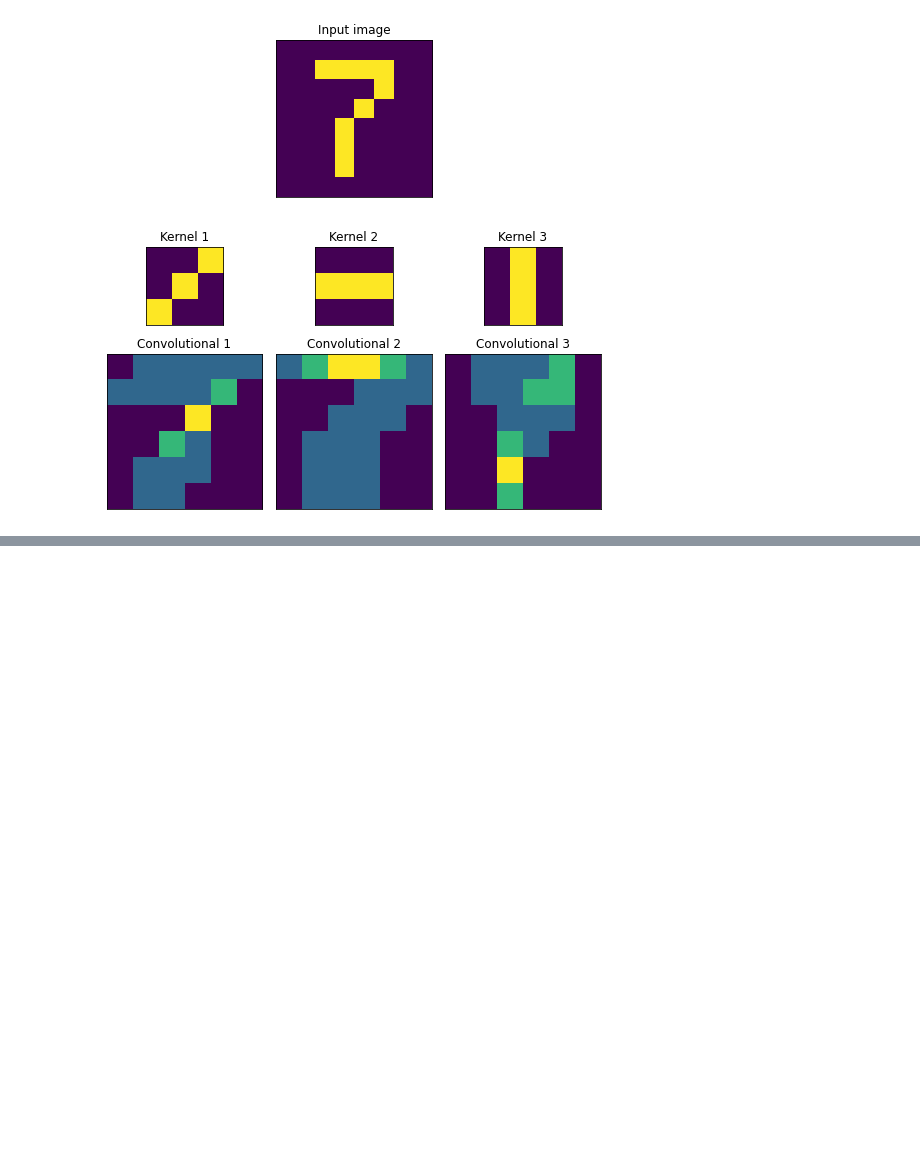
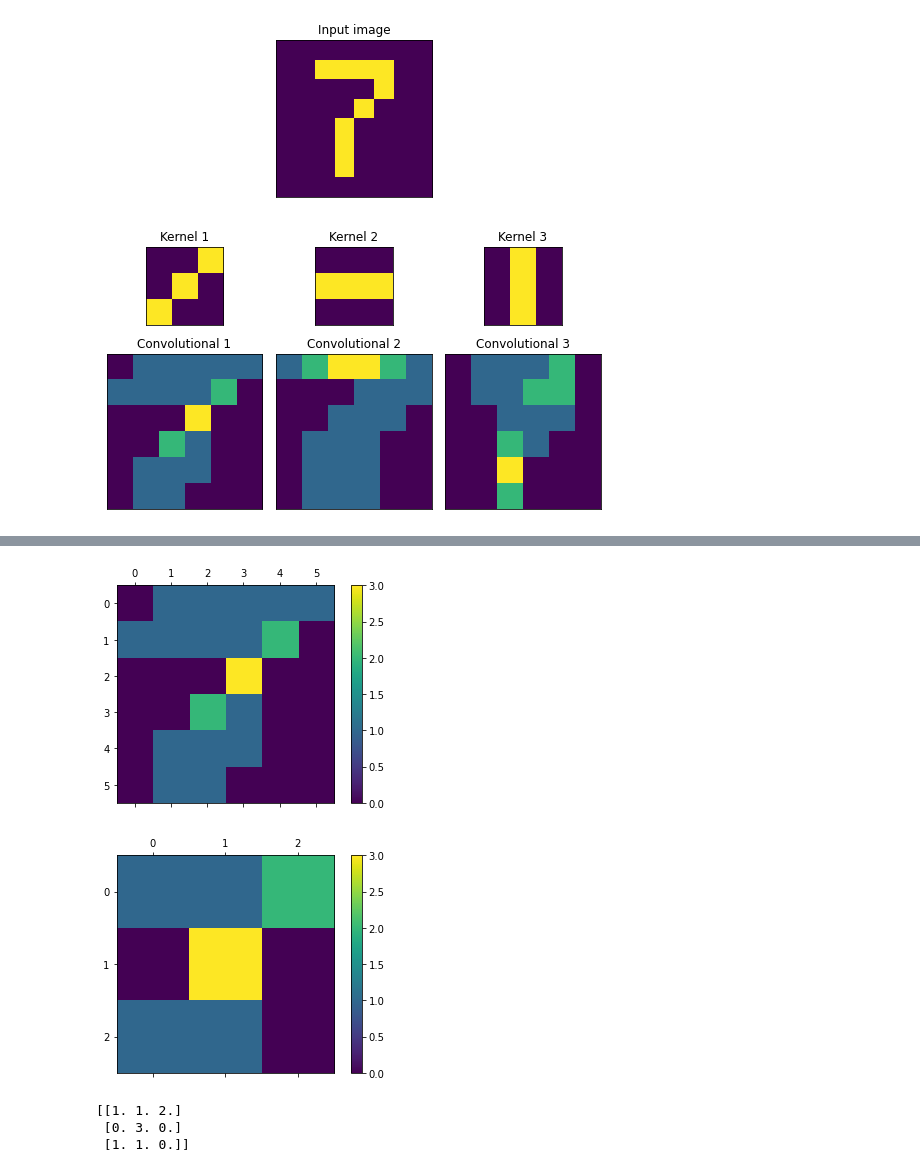
Before and after one commit to TheRealDrDre/CompCogNeuro, a Jupyter notebook: Part5_NeuralNetworks/NN6_ConvolutionalNetworks.ipynb, the cells around one changed output, grey strips where cells are left out. Cells and saved outputs as stored; diff of their text form; code cells hidden in the pictures; blank space fills up the shorter version.

Commit message:
Added maxpooling to CNN notebook

```diff
--- a/Part5_NeuralNetworks/NN6_ConvolutionalNetworks.ipynb
+++ b/Part5_NeuralNetworks/NN6_ConvolutionalNetworks.ipynb
@@ -217,0 +227,33 @@ plt.savefig("figures/multiple_conv_layers.png")
+# %%
+def maxpool(x):
+    """Maxpooling function -- max value of array of numbers"""
+    return np.max(x)
+
+# A maxpooling with a receptive field of 2x2
+
+conv = clayers[0]  # Input to maxpooling is convolutional layer
+
+mp = np.zeros((3,3)) # Mapooling matrix
+
+for i in range(3):
+    for j in range(3):
+        rfield = conv[(i*2):(i*2) + 2, (j*2):(j*2 ) + 2]
+        mp[i,j] = maxpool(rfield)
+
+fig = plt.figure()
+ax = fig.add_subplot()
+cax = ax.matshow(conv, interpolation='nearest', origin="upper")
+fig.colorbar(cax)
+plt.show()
+
+fig = plt.figure()
+ax = fig.add_subplot()
+cax = ax.matshow(mp, interpolation='nearest', origin="upper")
+fig.colorbar(cax)
+plt.show()
+# %% [output]
+[figure, added]
+[figure, added]
+[[1. 1. 2.]
+ [0. 3. 0.]
+ [1. 1. 0.]]
```
Also changed, not shown: parts of 2 cells of this notebook, 2 other files.
